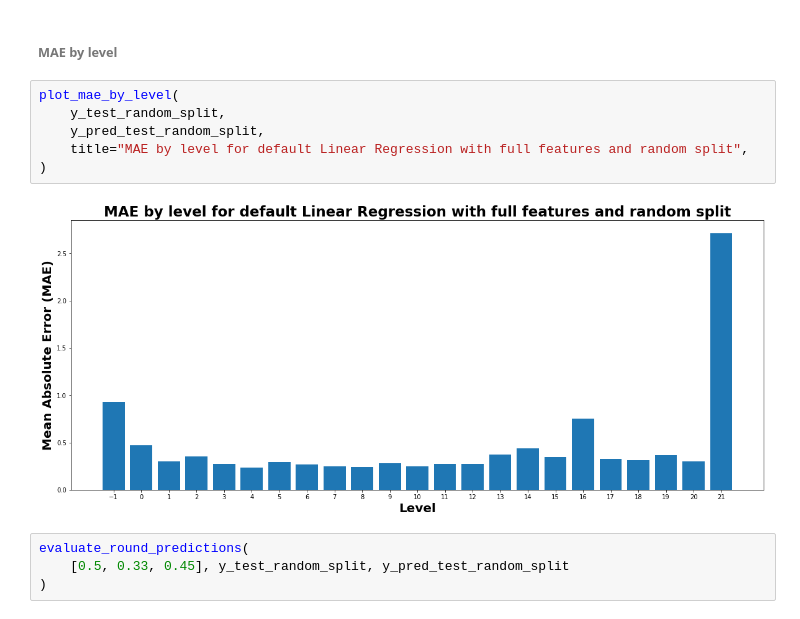
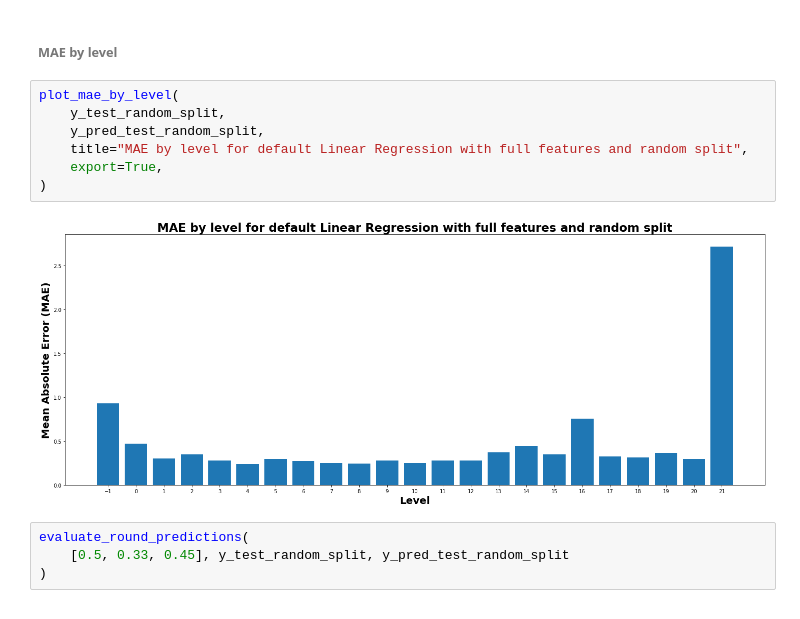
Before and after one commit to Paulina100/ML-for-TTRPG-game-design, a Jupyter notebook: notebooks/models/linear_regression/linear_regression_full.ipynb, the cells around one changed output. Drawn from its saved outputs; the diff is of its cells as text.

Commit message:
Saved all plots

```diff
--- a/notebooks/models/linear_regression/linear_regression_full.ipynb
+++ b/notebooks/models/linear_regression/linear_regression_full.ipynb
@@ -293,11 +313,12 @@ results.loc[1] = ["random", "default", "full", rmse, mae]
 # %%
 plot_mae_by_level(
     y_test_random_split,
     y_pred_test_random_split,
     title="MAE by level for default Linear Regression with full features and random split",
+    export=True,
 )
 # %% [output]
-[figure, old version]
+[figure, new version]
 # %%
 evaluate_round_predictions(
     [0.5, 0.33, 0.45], y_test_random_split, y_pred_test_random_split
```
Also changed, not shown: parts of 18 cells of this notebook, 13 other files.
